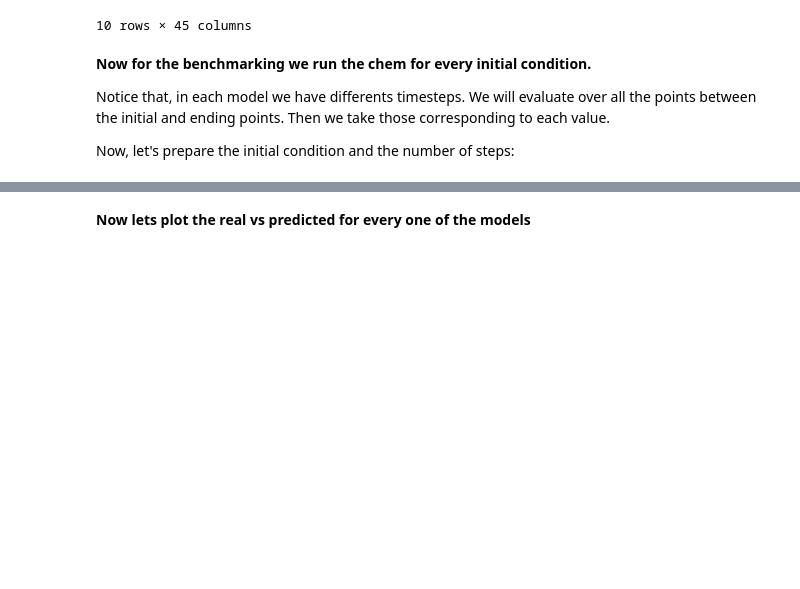
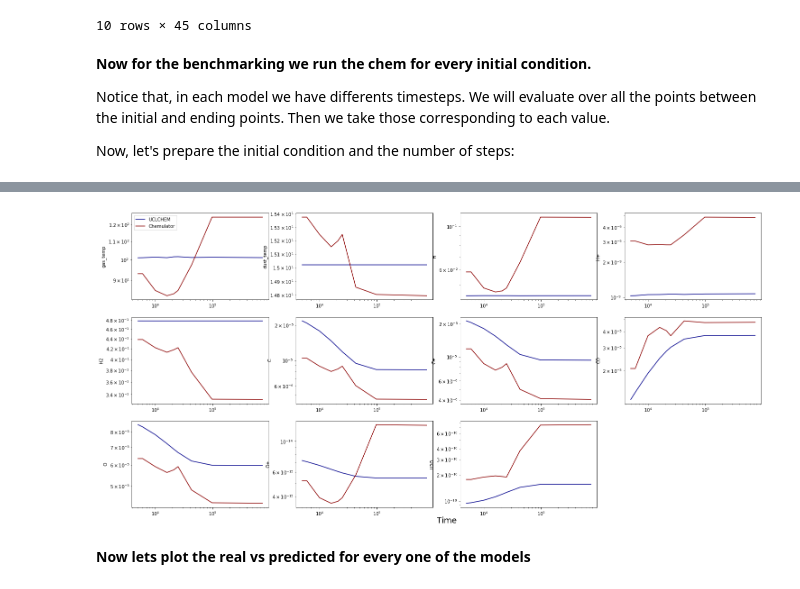
Before and after one commit to JuanDDiosRojas/LEAPS-2023, a Jupyter notebook: Chemulator-main/examples/top_ten_temp.ipynb, the cells around one changed output, grey strips where cells are left out. Saved outputs shown, nothing was run; the diff lists cells and outputs as text; code cells hidden in the pictures; blank space fills up the shorter version.

```diff
--- a/Chemulator-main/examples/top_ten_temp.ipynb
+++ b/Chemulator-main/examples/top_ten_temp.ipynb
@@ -272,25 +308,27 @@ for j in range(10):
 # %%
 #now the one-vs-one plots
 #first set-up the number of plots
 
-m=3 #model
+m=9 #model
 
 fig = plt.figure(figsize=(25,12))
 ax1 = fig.add_subplot(1,1,1)
 ax1.set_xlabel('Time',size=18)
 ax1.spines['top'].set_color('none')
 ax1.spines['bottom'].set_color('none')
 ax1.spines['left'].set_color('none')
 ax1.spines['right'].set_color('none')
 ax1.tick_params(labelcolor='w', top=False, bottom=False, left=False, right=False)
 #All this is for put the time as common label
 
 for i in range(11):
     ax1 = fig.add_subplot(3,4,i+1)
     ax1.plot(models_top[m]['Time'][1:],models_top[m][plot_specs[i]][1:],label='UCLCHEM', color='darkblue')
     ax1.plot(models_top[m]['Time'][1:],predicted_vals[m][plot_specs[i]],label='Chemulator', color='darkred')
     if i==0:ax1.legend()
     ax1.set(xscale="log",yscale="log",ylabel=plot_specs[i])
+# %% [output]
+[figure, added]
 # %% [markdown]
 **Now lets plot the real vs predicted for every one of the models**
 # %%
```
Also changed, not shown: parts of 23 cells of this notebook.
